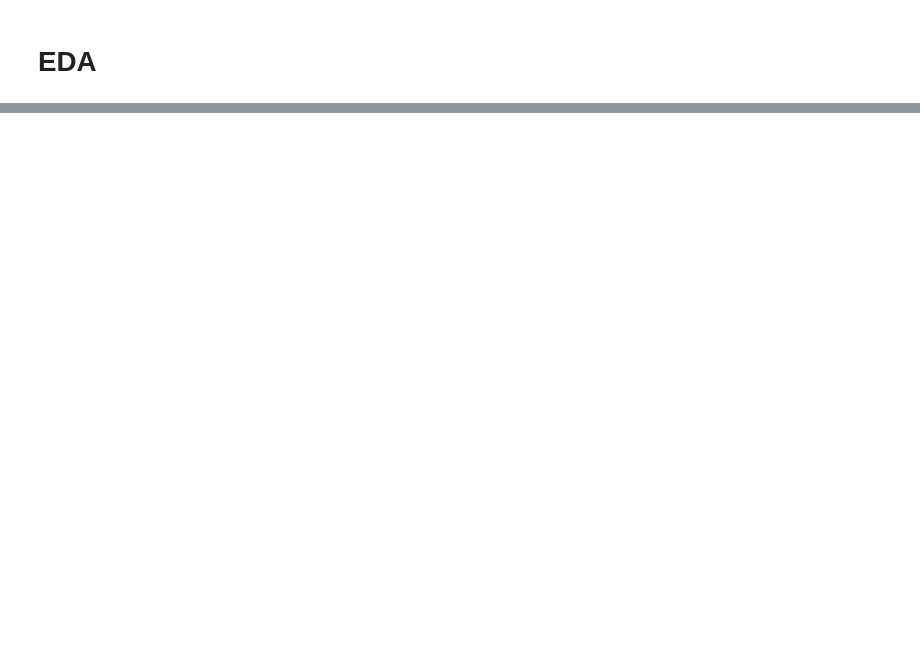
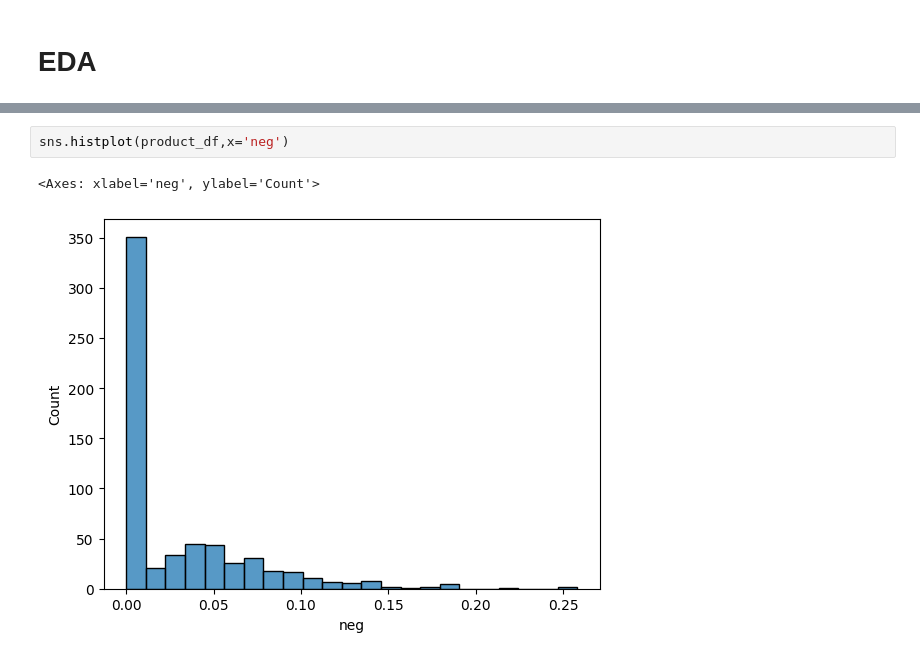
Before and after one commit to fbaezcalderon/fall_2024_quality_characteristics, a Jupyter notebook: quality_characteristics.ipynb, the cells around one changed output, grey strips where cells are left out. Saved outputs shown, nothing was run; the diff lists cells and outputs as text; blank space fills up the shorter version.

```diff
--- a/quality_characteristics.ipynb
+++ b/quality_characteristics.ipynb
@@ -235,0 +246,5 @@ product_df.head()
+# %%
+sns.histplot(product_df,x='neg')
+# %% [output]
+<Axes: xlabel='neg', ylabel='Count'>
+[figure, added]
```
Also changed, not shown: parts of 17 cells of this notebook.
